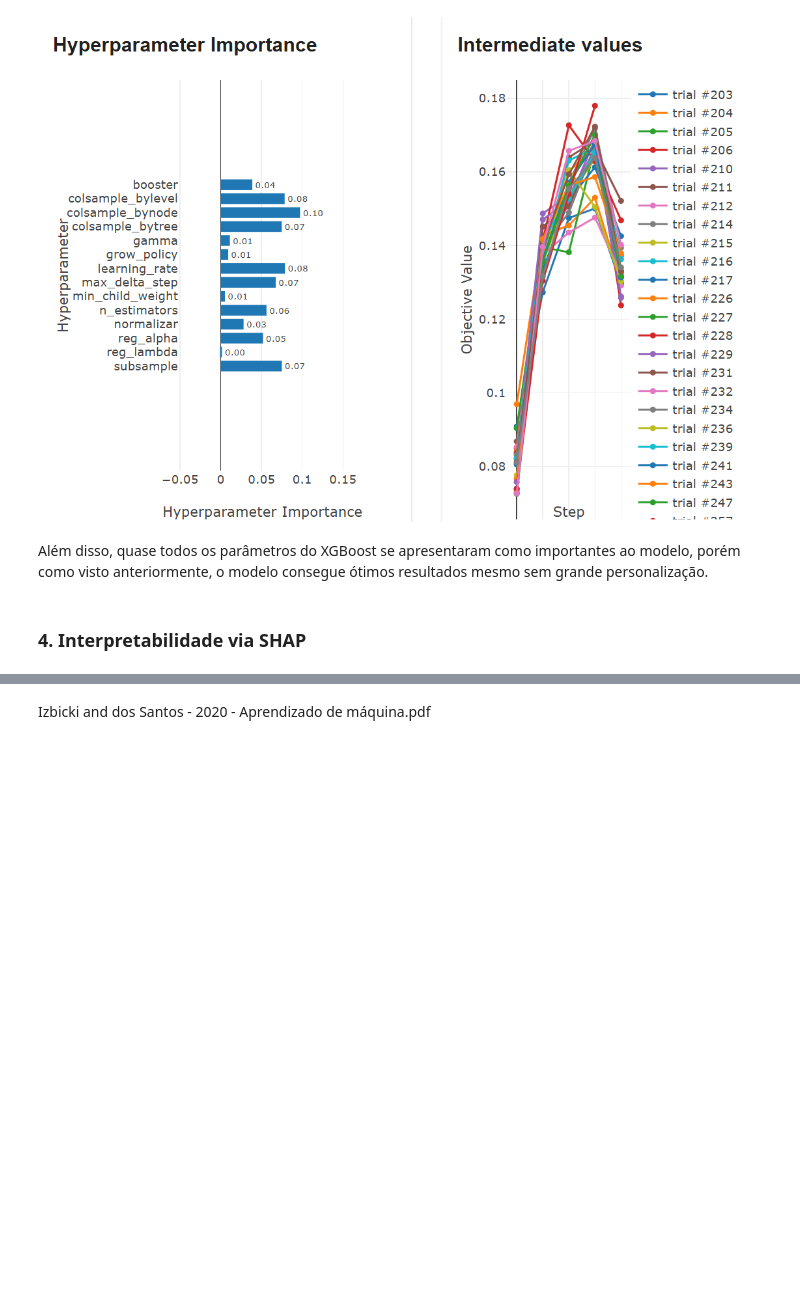
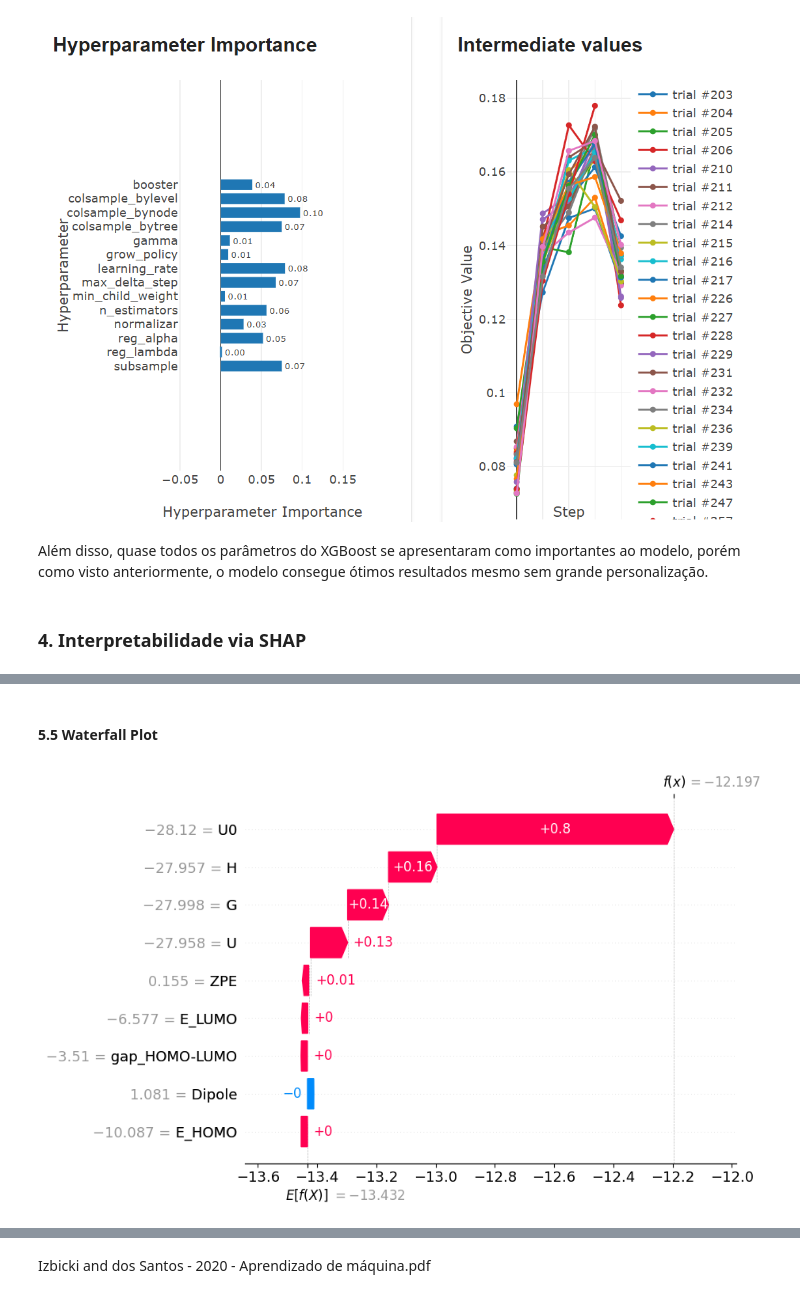
Before and after one commit to mateusjmd/delta-xTB, a Jupyter notebook: machine_learning_models/xgboost.ipynb, the cells around one changed output, grey strips where cells are left out. Drawn from its saved outputs; the diff is of its cells as text; code cells hidden in the pictures; blank space fills up the shorter version.

```diff
--- a/machine_learning_models/xgboost.ipynb
+++ b/machine_learning_models/xgboost.ipynb
@@ -336,0 +548,18 @@ Além disso, quase todos os parâmetros do XGBoost se apresentaram como importan
+# %% [markdown]
+#### 5.5 Waterfall Plot
+# %%
+# Base value manual
+base_value = melhor_modelo.predict(X_train).mean()  # média das previsões no conjunto de treino
+
+# Cria o objeto Explanation
+shap_values_exp = shap.Explanation(
+    values=shap_values,        # array de SHAP
+    base_values=base_value,    # agora passa o valor base
+    data=X_test,
+    feature_names=X_test.columns
+)
+
+# Agora funciona no waterfall
+shap.plots.waterfall(shap_values_exp[1])
+# %% [output]
+[figure, added]
```
Also changed, not shown: parts of 24 cells of this notebook.
